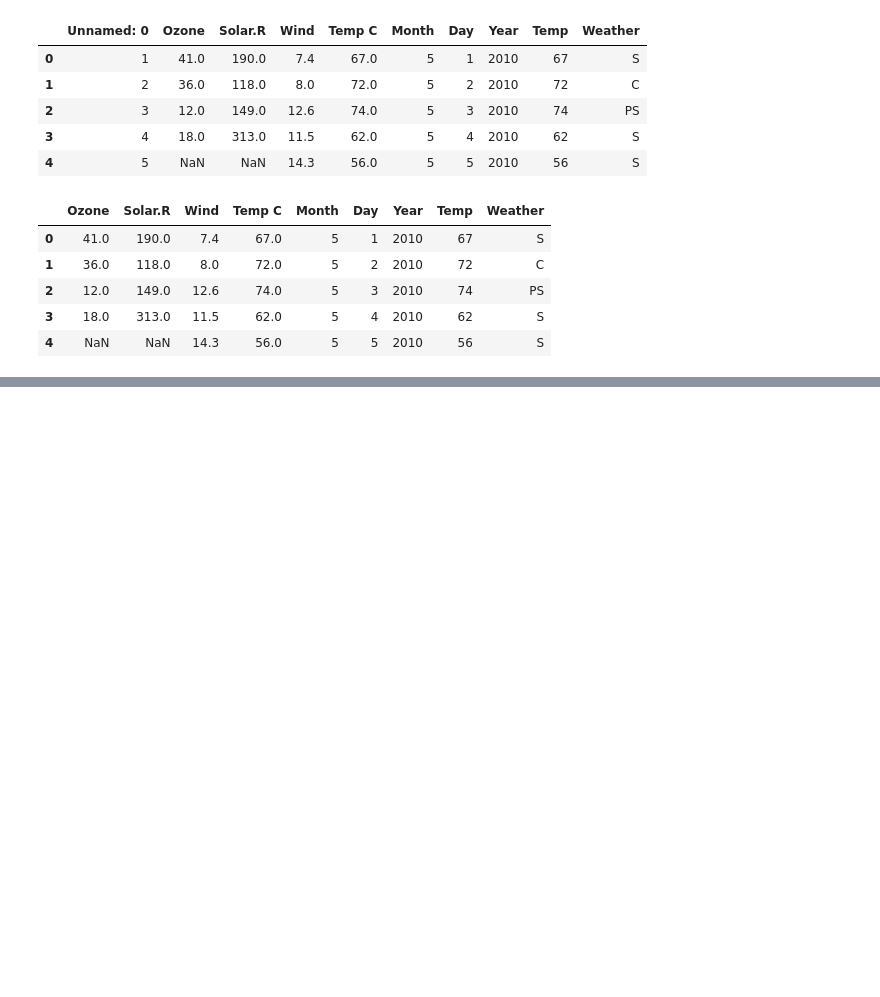
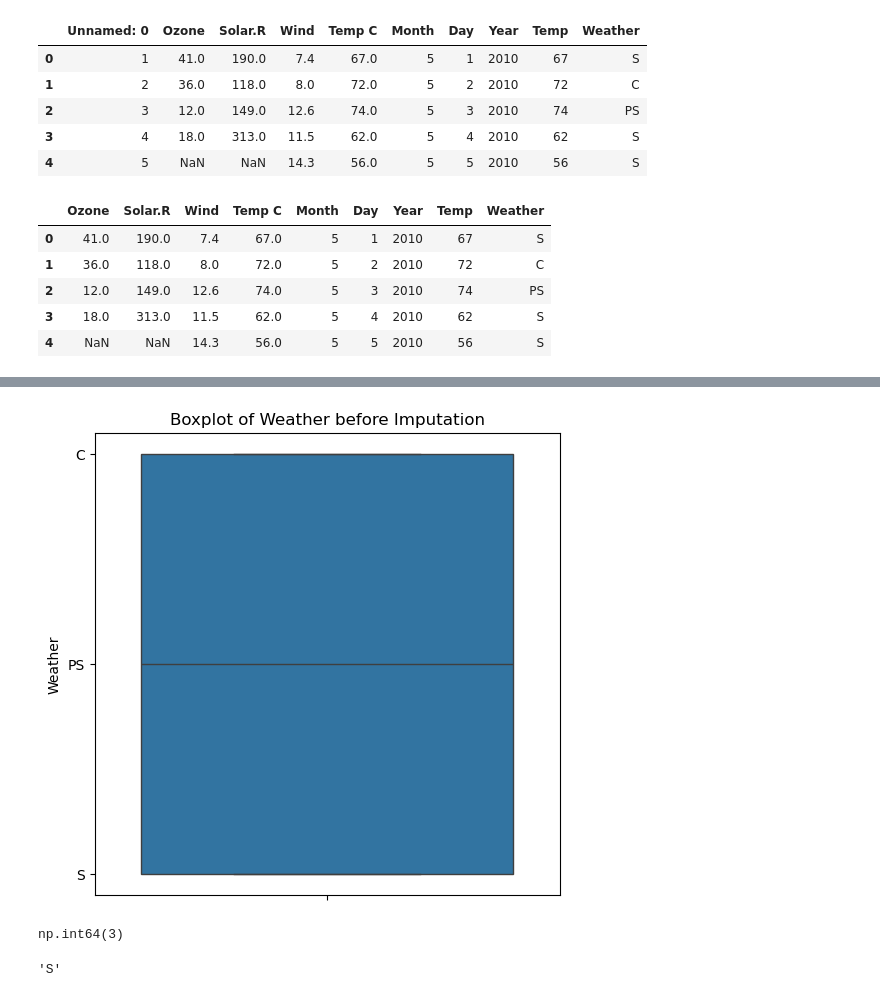
Before and after one commit to neeraj654123/Data-Science, a Jupyter notebook: EDA/01_EDA.ipynb, the cells around one changed output, grey strips where cells are left out. Cells and saved outputs as stored; diff of their text form; code cells hidden in the pictures; blank space fills up the shorter version.

```diff
--- a/EDA/01_EDA.ipynb
+++ b/EDA/01_EDA.ipynb
@@ -239,0 +370,5 @@ data.head()
+# %%
+# Fill with mean
+solar_mean = data.Solar.mean()
+data.Solar.fillna(solar_mean,inplace=True)
+print("Filled with mean:", solar_mean)
@@ -239,0 +406,19 @@ data.head()
+# %%
+# Boxplot to check outlier
+plt.figure(figsize=(6,6))
+sns.boxplot(y=data.Weather)
+plt.title('Boxplot of Weather before Imputation')
+plt.show()
+# %% [output]
+[figure, added]
+# %%
+# Check missing values in Weather
+data.Weather.isnull().sum()
+# %% [output]
+np.int64(3)
+# %%
+# Checking most frequent value (mode)
+weather_mode = data.Weather.mode()[0]
+weather_mode
+# %% [output]
+'S'
```
Also changed, not shown: parts of 44 cells of this notebook.
